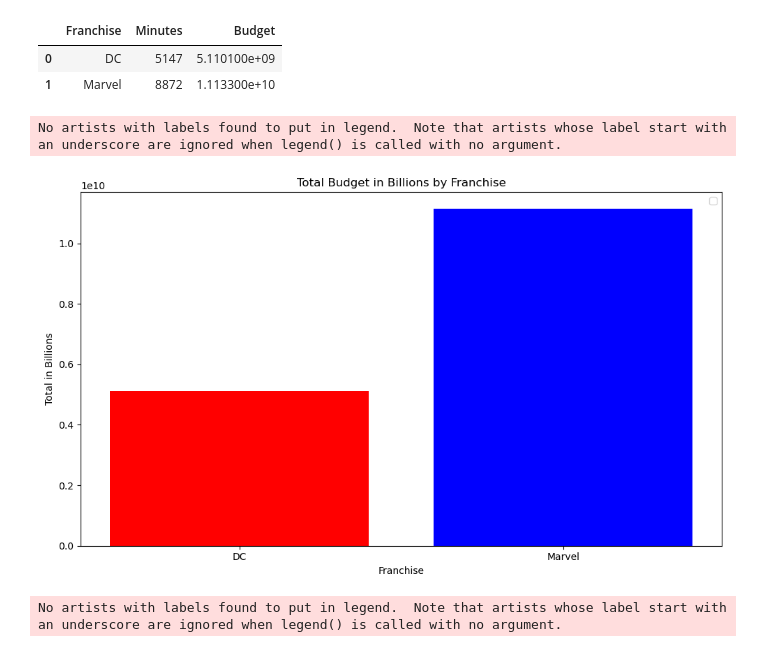
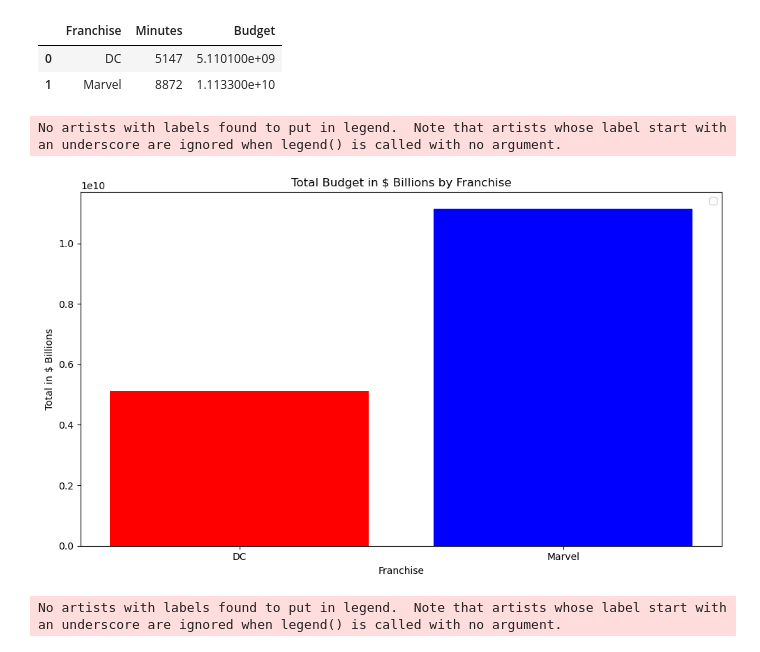
Before and after one commit to Nathan-Savage/project1, a Jupyter notebook: master_project.ipynb, the cells around one changed output. Saved outputs shown, nothing was run; the diff lists cells and outputs as text; code cells hidden in the pictures.

```diff
--- a/master_project.ipynb
+++ b/master_project.ipynb
@@ -405,31 +406,31 @@ grouped.head()
 # %%
 # Group data by Franchise and sum the Minutes and Budget
 grouped = marvel_dc_movie_df.groupby('Franchise')[['Minutes', 'Budget']].sum().reset_index()
 
 # Set positions for bars on the x-axis
 grouped_franchise = np.arange(len(grouped['Franchise']))  # the label locations
 plt.figure(figsize=(10, 6))
 #plt.bar(grouped_franchise, grouped['Minutes'], label='Minutes', color=['red', 'lightblue'])
 plt.bar(grouped_franchise, grouped['Budget'], color=['red','blue'])
 #bottom=grouped['Budget']
 #titles and labels
-plt.title('Total Budget in Billions by Franchise')
+plt.title('Total Budget in $ Billions by Franchise')
 plt.xlabel('Franchise')
-plt.ylabel('Total in Billions' )
+plt.ylabel('Total in $ Billions' )
 
 # Add x-ticks for Franchise names
 plt.xticks(grouped_franchise, grouped['Franchise'])
 
 # Add legend?
 plt.legend()
 
 # Show the plot
 plt.tight_layout()
 plt.savefig(os.path.join('images', 'total_minutes_and_budget_BUDGET.png'))
 plt.show()
 # %% [output]
 No artists with labels found to put in legend.  Note that artists whose label start with an underscore are ignored when legend() is called with no argument.
-[figure, old version]
+[figure, new version]
 # %%
 grouped_franchise = np.arange(len(grouped['Franchise']))  # the label locations
 plt.figure(figsize=(10, 6))
```
Also changed, not shown: parts of 3 cells of this notebook, 3 other files.
